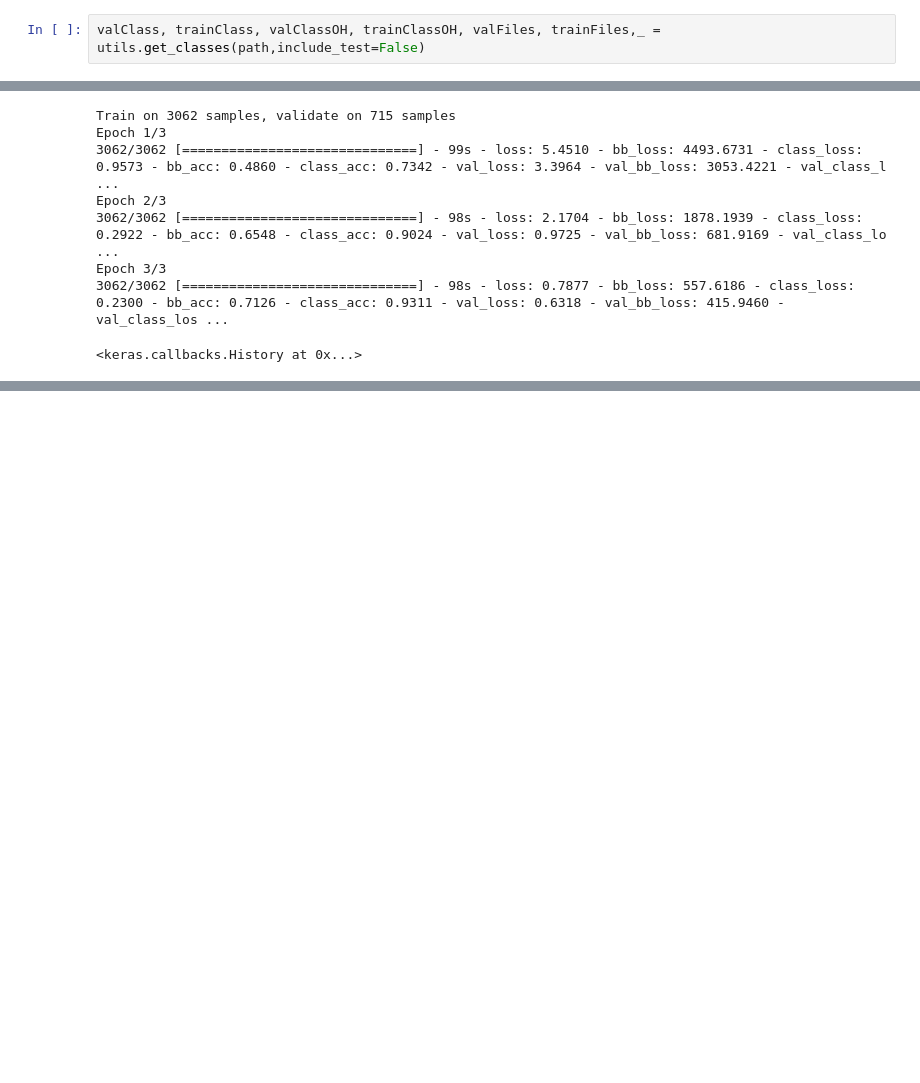
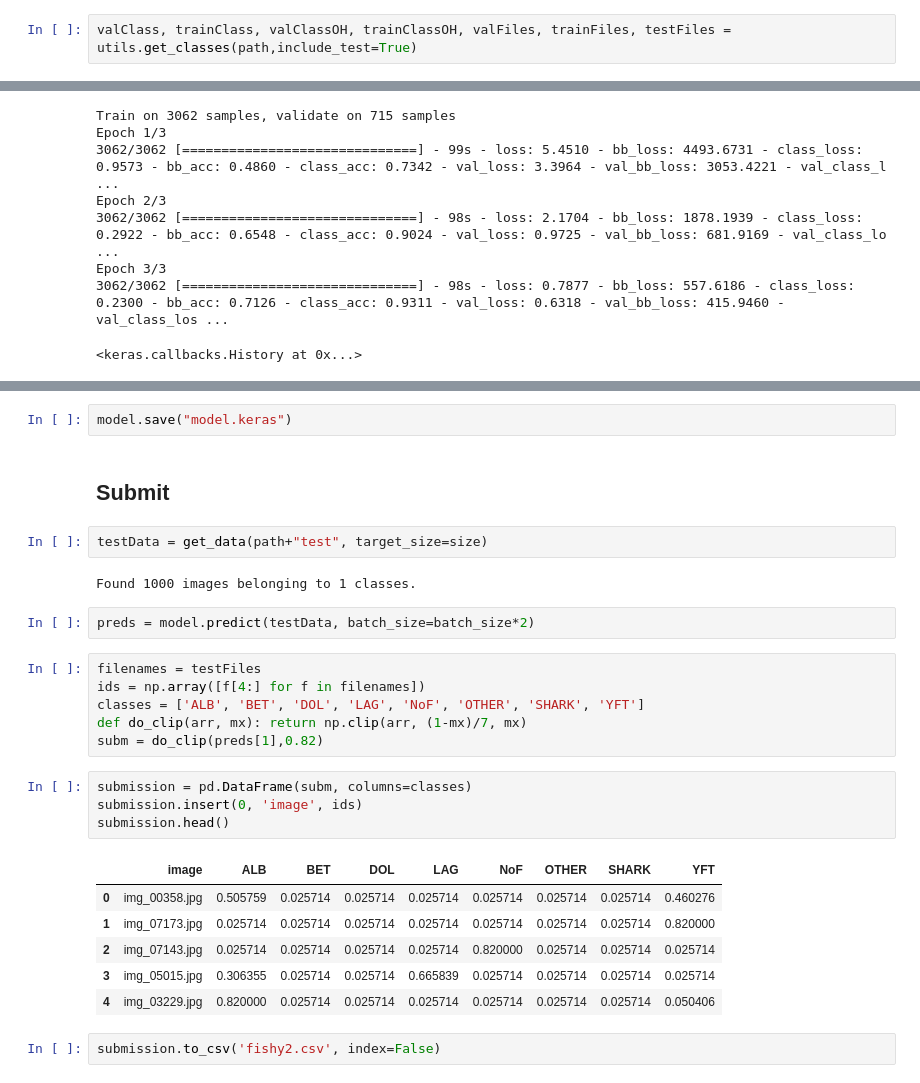
Before and after one commit to NegatioN/KaggleFisheries, a Jupyter notebook: fisheries-objdetect.ipynb, the cells around one changed output, grey strips where cells are left out. Cells and saved outputs as stored; diff of their text form; blank space fills up the shorter version.

Commit message:
med submitfunksjon

```diff
--- a/fisheries-objdetect.ipynb
+++ b/fisheries-objdetect.ipynb
@@ -54,7 +54,7 @@ valData = get_data(path+"validation", target_size=size)
 Found 3062 images belonging to 8 classes.
 Found 715 images belonging to 8 classes.
 # %%
-valClass, trainClass, valClassOH, trainClassOH, valFiles, trainFiles,_ = utils.get_classes(path,include_test=False)
+valClass, trainClass, valClassOH, trainClassOH, valFiles, trainFiles, testFiles = utils.get_classes(path,include_test=True)
 # %% [output]
 Found 3062 images belonging to 8 classes.
 Found 715 images belonging to 8 classes.
@@ -124,0 +140,29 @@ Epoch 2/10
+# %%
+model.save("model.keras")
+# %% [markdown]
+## Submit
+# %%
+testData = get_data(path+"test", target_size=size)
+# %% [output]
+Found 1000 images belonging to 1 classes.
+# %%
+preds = model.predict(testData, batch_size=batch_size*2)
+# %%
+filenames = testFiles
+ids = np.array([f[4:] for f in filenames])
+classes = ['ALB', 'BET', 'DOL', 'LAG', 'NoF', 'OTHER', 'SHARK', 'YFT']
+def do_clip(arr, mx): return np.clip(arr, (1-mx)/7, mx)
+subm = do_clip(preds[1],0.82)
+# %%
+submission = pd.DataFrame(subm, columns=classes)
+submission.insert(0, 'image', ids)
+submission.head()
+# %% [output]
+|  | image | ALB | BET | DOL | LAG | NoF | OTHER | SHARK | YFT |
+| 0 | img_00358.jpg | 0.505759 | 0.025714 | 0.025714 | 0.025714 | 0.025714 | 0.025714 | 0.025714 | 0.460276 |
+| 1 | img_07173.jpg | 0.025714 | 0.025714 | 0.025714 | 0.025714 | 0.025714 | 0.025714 | 0.025714 | 0.820000 |
+| 2 | img_07143.jpg | 0.025714 | 0.025714 | 0.025714 | 0.025714 | 0.820000 | 0.025714 | 0.025714 | 0.025714 |
+| 3 | img_05015.jpg | 0.306355 | 0.025714 | 0.025714 | 0.665839 | 0.025714 | 0.025714 | 0.025714 | 0.025714 |
+| 4 | img_03229.jpg | 0.820000 | 0.025714 | 0.025714 | 0.025714 | 0.025714 | 0.025714 | 0.025714 | 0.050406 |
+# %%
+submission.to_csv('fishy2.csv', index=False)
```
Also changed, not shown: parts of 2 cells of this notebook.
